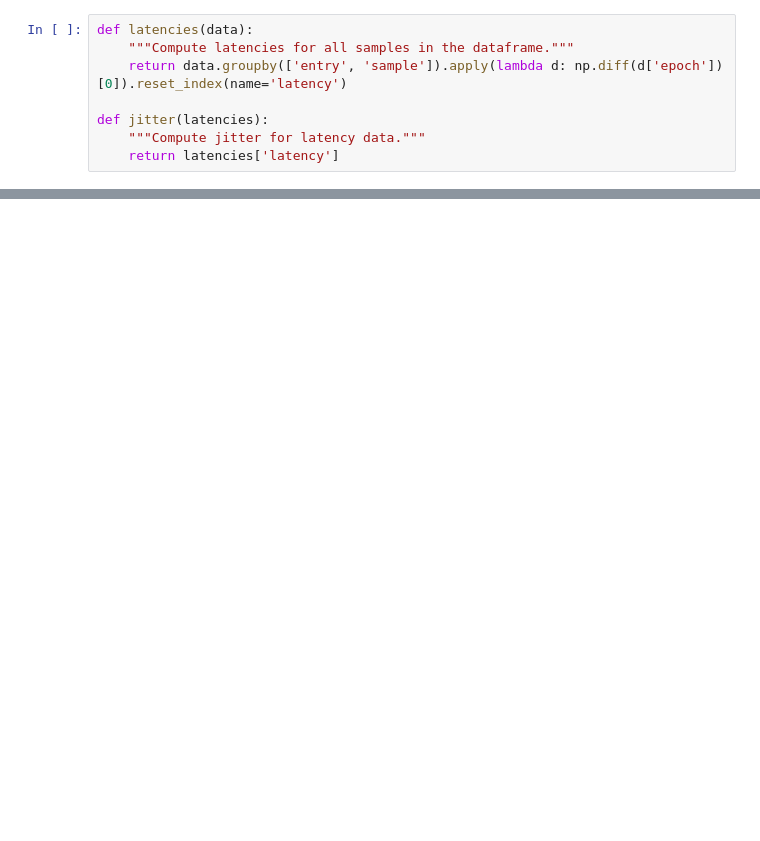
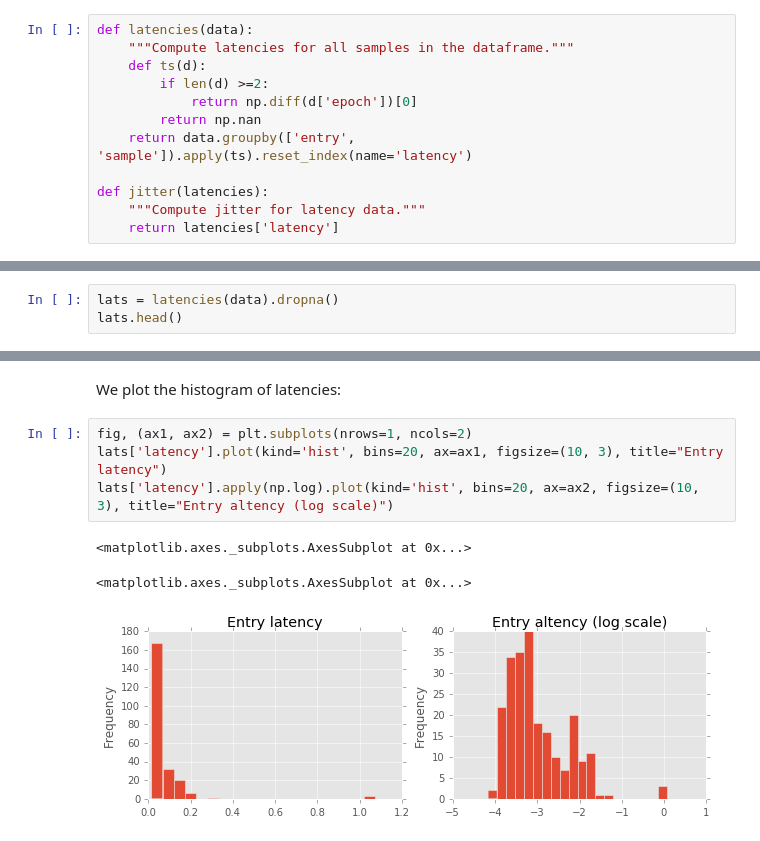
Before and after one commit to mjuarezm/entrystats, a Jupyter notebook: stats_analysis.ipynb, the cells around one changed output, grey strips where cells are left out. Saved outputs shown, nothing was run; the diff lists cells and outputs as text; blank space fills up the shorter version.

```diff
--- a/stats_analysis.ipynb
+++ b/stats_analysis.ipynb
@@ -56,7 +121,11 @@ data = pd.concat(dfs)
 # %%
 def latencies(data):
     """Compute latencies for all samples in the dataframe."""
-    return data.groupby(['entry', 'sample']).apply(lambda d: np.diff(d['epoch'])[0]).reset_index(name='latency')
+    def ts(d):
+        if len(d) >=2:
+            return np.diff(d['epoch'])[0]
+        return np.nan
+    return data.groupby(['entry', 'sample']).apply(ts).reset_index(name='latency')
 
 def jitter(latencies):
     """Compute jitter for latency data."""
@@ -93,0 +133,3 @@ Histogram for latencies
+# %%
+lats = latencies(data).dropna()
+lats.head()
@@ -93,0 +157,10 @@ Histogram for latencies
+# %% [markdown]
+We plot the histogram of latencies:
+# %%
+fig, (ax1, ax2) = plt.subplots(nrows=1, ncols=2)
+lats['latency'].plot(kind='hist', bins=20, ax=ax1, figsize=(10, 3), title="Entry latency")
+lats['latency'].apply(np.log).plot(kind='hist', bins=20, ax=ax2, figsize=(10, 3), title="Entry altency (log scale)")
+# %% [output]
+<matplotlib.axes._subplots.AxesSubplot at 0x...>
+<matplotlib.axes._subplots.AxesSubplot at 0x...>
+[figure, added]
```
Also changed, not shown: parts of 15 cells of this notebook, 2 other files.
